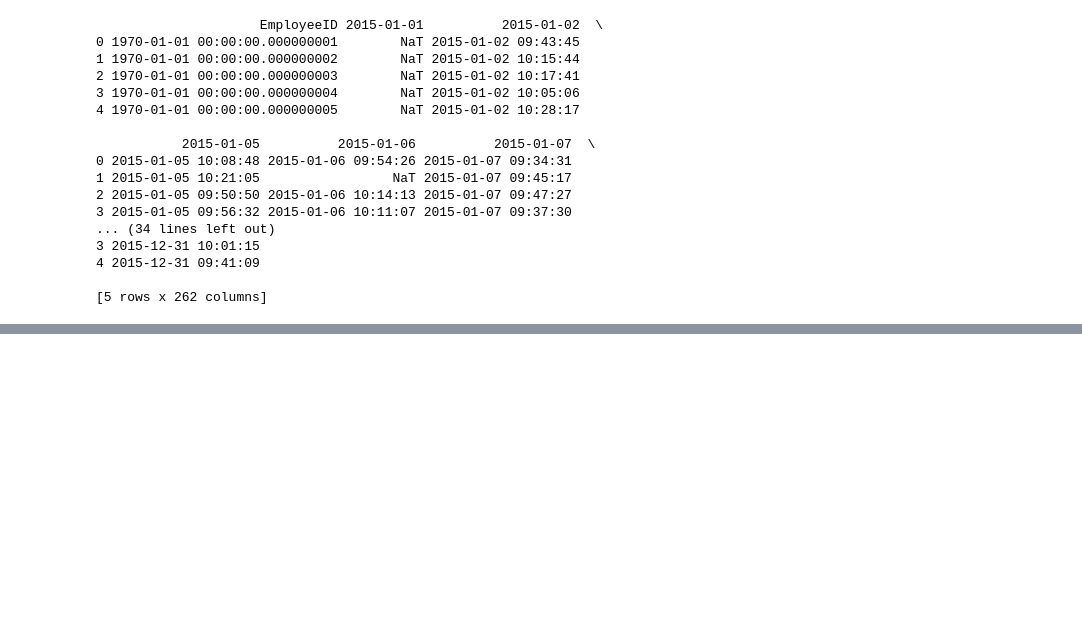
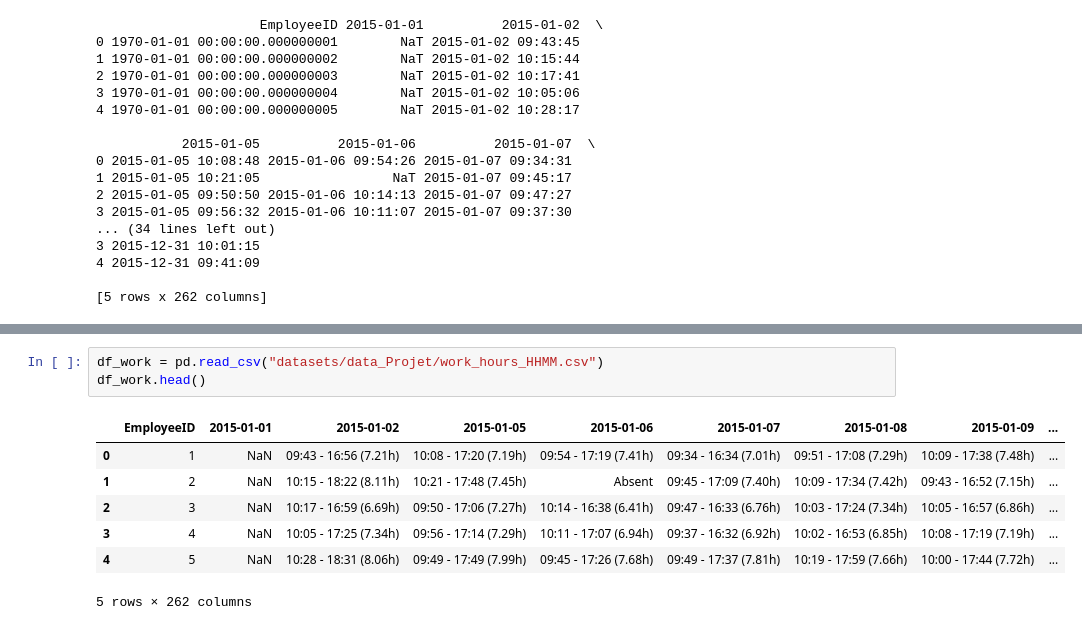
Before and after one commit to R-Florent/Bloc-Intelligence-Artificielle-CESI, a Jupyter notebook: Projet.ipynb, the cells around one changed output, grey strips where cells are left out. Drawn from its saved outputs; the diff is of its cells as text; blank space fills up the shorter version.

```diff
--- a/Projet.ipynb
+++ b/Projet.ipynb
@@ -330,0 +438,11 @@ df_work_hours_seconde.head(-1)
+# %%
+df_work = pd.read_csv("datasets/data_Projet/work_hours_HHMM.csv")
+df_work.head()
+# %% [output]
+|  | EmployeeID | 2015-01-01 | 2015-01-02 | 2015-01-05 | 2015-01-06 | 2015-01-07 | 2015-01-08 | 2015-01-09 | ... |
+| 0 | 1 | NaN | 09:43 - 16:56 (7.21h) | 10:08 - 17:20 (7.19h) | 09:54 - 17:19 (7.41h) | 09:34 - 16:34 (7.01h) | 09:51 - 17:08 (7.29h) | 10:09 - 17:38 (7.48h) | ... |
+| 1 | 2 | NaN | 10:15 - 18:22 (8.11h) | 10:21 - 17:48 (7.45h) | Absent | 09:45 - 17:09 (7.40h) | 10:09 - 17:34 (7.42h) | 09:43 - 16:52 (7.15h) | ... |
+| 2 | 3 | NaN | 10:17 - 16:59 (6.69h) | 09:50 - 17:06 (7.27h) | 10:14 - 16:38 (6.41h) | 09:47 - 16:33 (6.76h) | 10:03 - 17:24 (7.34h) | 10:05 - 16:57 (6.86h) | ... |
+| 3 | 4 | NaN | 10:05 - 17:25 (7.34h) | 09:56 - 17:14 (7.29h) | 10:11 - 17:07 (6.94h) | 09:37 - 16:32 (6.92h) | 10:02 - 16:53 (6.85h) | 10:08 - 17:19 (7.19h) | ... |
+| 4 | 5 | NaN | 10:28 - 18:31 (8.06h) | 09:49 - 17:49 (7.99h) | 09:45 - 17:26 (7.68h) | 09:49 - 17:37 (7.81h) | 10:19 - 17:59 (7.66h) | 10:00 - 17:44 (7.72h) | ... |
+5 rows × 262 columns
```
Also changed, not shown: parts of 15 cells of this notebook.
